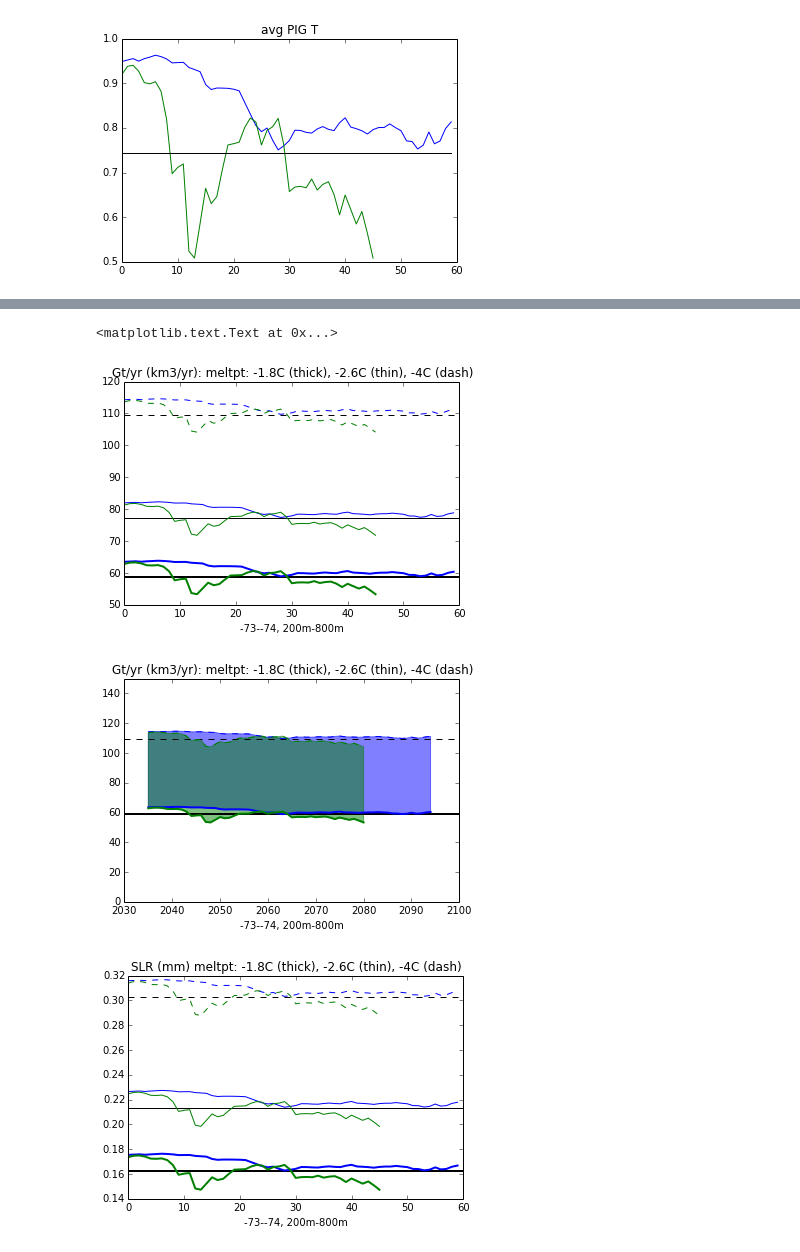
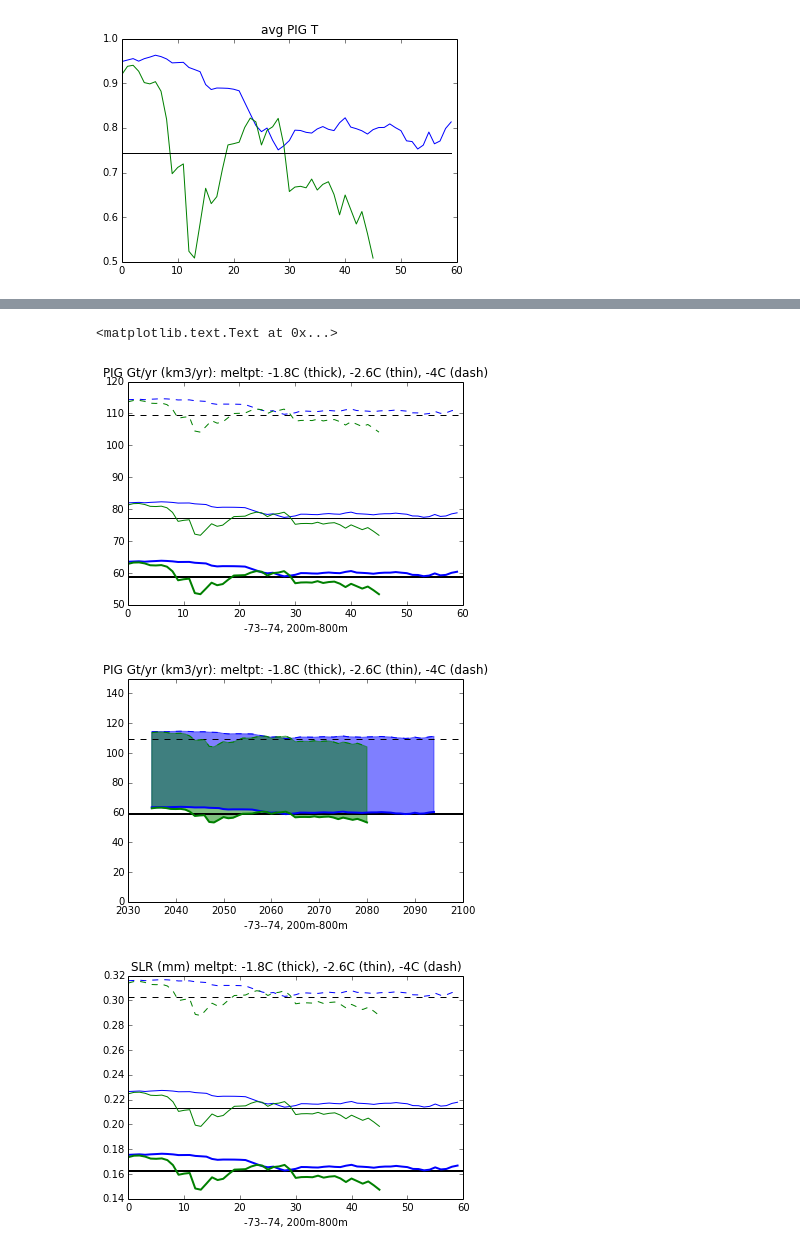
Before and after one commit to kemccusker/pyscripts, a Jupyter notebook: notebooks/ccsm4_geotimescalesfigs.ipynb, the cells around one changed output, grey strips where cells are left out. Saved outputs shown, nothing was run; the diff lists cells and outputs as text; code cells hidden in the pictures.

```diff
--- a/notebooks/ccsm4_geotimescalesfigs.ipynb
+++ b/notebooks/ccsm4_geotimescalesfigs.ipynb
@@ -763,0 +753,18 @@ It also means that we can just do the anomaly between the 2 geo runs directly as
+# %%
+import cccmautils as cutl
+import numpy.ma as ma
+import pandas as pd
+
+%matplotlib inline
+
+# ice sheet area
+pigisa={'PIG': 795, 'THW': 413, 'SMI': 341, 'KOH': 210, 'DVQ': 384, 'LAN': 167}#km2
+# grounding line depth
+piggld={'PIG': 1.0, 'THW': 0.9, 'SMI': 1.0, 'KOH': 1.1, 'DVQ': 0.8, 'LAN': 0.9}#km
+pigisasr=pd.Series(pigisa)
+piggldsr=pd.Series(piggld)
+
+totisa=pigisasr.sum()
+print totisa
+km2tom2=1000*1000
+totisa=totisa*km2tom2
@@ -950,4 +967,5 @@ FULL ZONAL Nlim: -77, Slim: -78
 # %%
+# THIS IS PIG
 # Calc as anomaly from melt point:
 mpstd=-1.8 # melt point of seawater (not considering pressure)
 mpa=-2.6 # range from Rignot 2002
@@ -1003,7 +1021,7 @@ plt.plot(vola2/1e9,'g',linewidth=1)
 plt.axhline(volbc/1e9,color='k',linewidth=1,linestyle='--')
 plt.plot(volb1/1e9,'b',linewidth=1,linestyle='--')
 plt.plot(volb2/1e9,'g',linewidth=1,linestyle='--')
-plt.title('Gt/yr (km3/yr): meltpt: -1.8C (thick), -2.6C (thin), -4C (dash)')
+plt.title('PIG Gt/yr (km3/yr): meltpt: -1.8C (thick), -2.6C (thin), -4C (dash)')
 plt.xlabel(str(Nlim) + '-' + str(Slim) +', ' + str(UB/100) + 'm-' + str(LB/100)+'m')
 
 
@@ -1017,36 +1035,36 @@ plt.plot(xx, volstd1/1e9,'b',linewidth=2)
 plt.plot(xx2, volstd2/1e9,'g',linewidth=2)
 
 plt.axhline(volbc/1e9,color='k',linewidth=1,linestyle='--')
 plt.plot(xx, volb1/1e9,'b',linewidth=1,linestyle='--')
 plt.plot(xx2, volb2/1e9,'g',linewidth=1,linestyle='--')
 
 plt.fill_between(xx,volb1/1e9,volstd1/1e9,color='b',alpha=0.5)
 plt.fill_between(xx2,volb2/1e9,volstd2/1e9,color='g',alpha=0.5)
 
 
-plt.title('Gt/yr (km3/yr): meltpt: -1.8C (thick), -2.6C (thin), -4C (dash)')
+plt.title('PIG Gt/yr (km3/yr): meltpt: -1.8C (thick), -2.6C (thin), -4C (dash)')
 plt.xlabel(str(Nlim) + '-' + str(Slim) +', ' + str(UB/100) + 'm-' + str(LB/100)+'m')
 plt.ylim(0,150)
 
 # ========
 
 kmtomm=1000000
 plt.figure()
 plt.axhline(SLRstdc*kmtomm,color='k',linewidth=2)
 plt.plot(SLRstd1*kmtomm,'b',linewidth=2)
 plt.plot(SLRstd2*kmtomm,'g',linewidth=2)
 plt.axhline(SLRac*kmtomm,color='k',linewidth=1)
 plt.plot(SLRa1*kmtomm,'b',linewidth=1)
 plt.plot(SLRa2*kmtomm,'g',linewidth=1)
 plt.axhline(SLRbc*kmtomm,color='k',linewidth=1,linestyle='--')
 plt.plot(SLRb1*kmtomm,'b',linewidth=1,linestyle='--')
 plt.plot(SLRb2*kmtomm,'g',linewidth=1,linestyle='--')
 plt.title('SLR (mm) meltpt: -1.8C (thick), -2.6C (thin), -4C (dash)')
 plt.xlabel(str(Nlim) + '-' + str(Slim) +', ' + str(UB/100) + 'm-' + str(LB/100)+'m')
 # %% [output]
 <matplotlib.text.Text at 0x...>
-[figure, old version]
+[figure, new version]
-[figure, old version]
+[figure, new version]
 [figure]
 # %%
 # Now plot pert runs as anomaly from melt point vs
```
Also changed, not shown: parts of 16 cells of this notebook.
